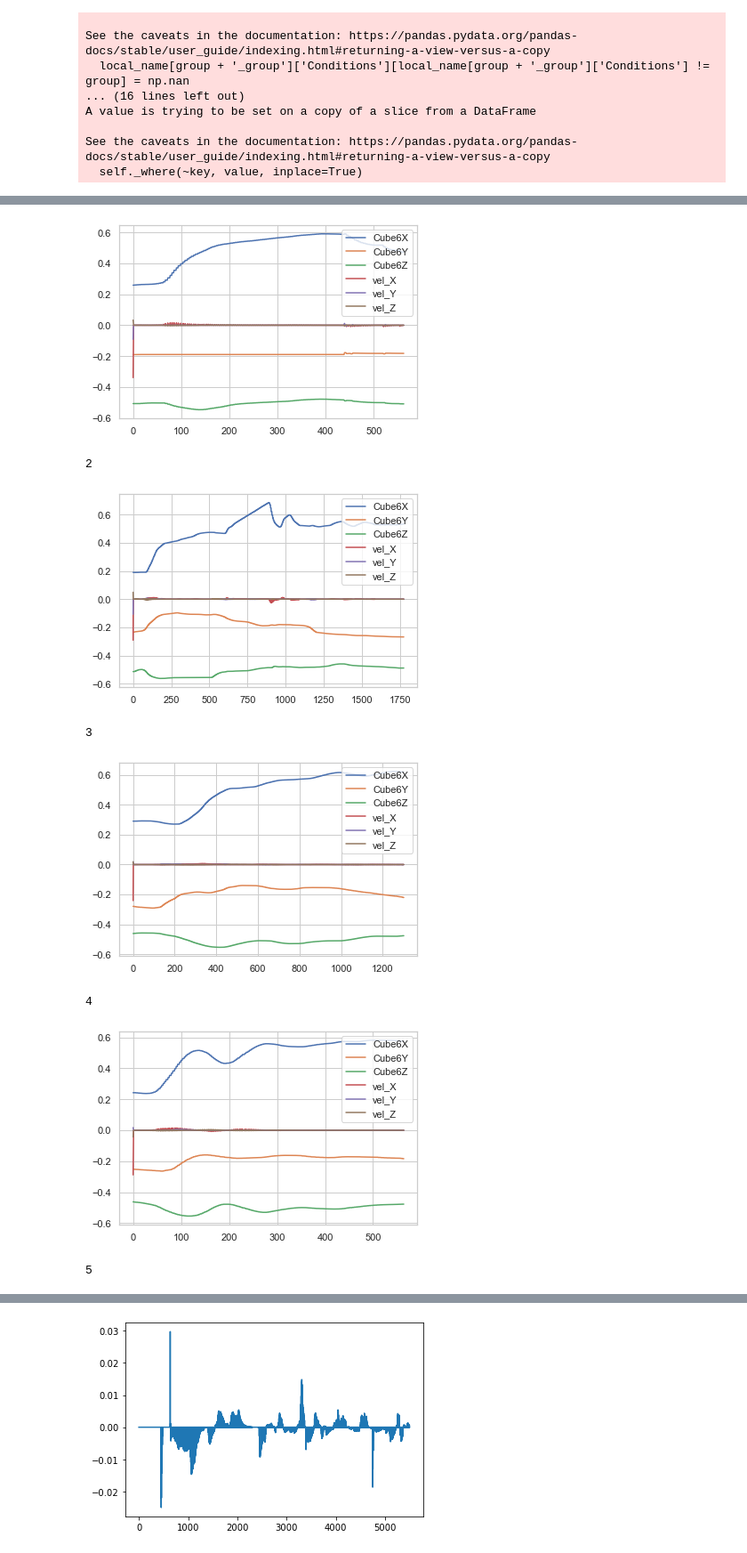
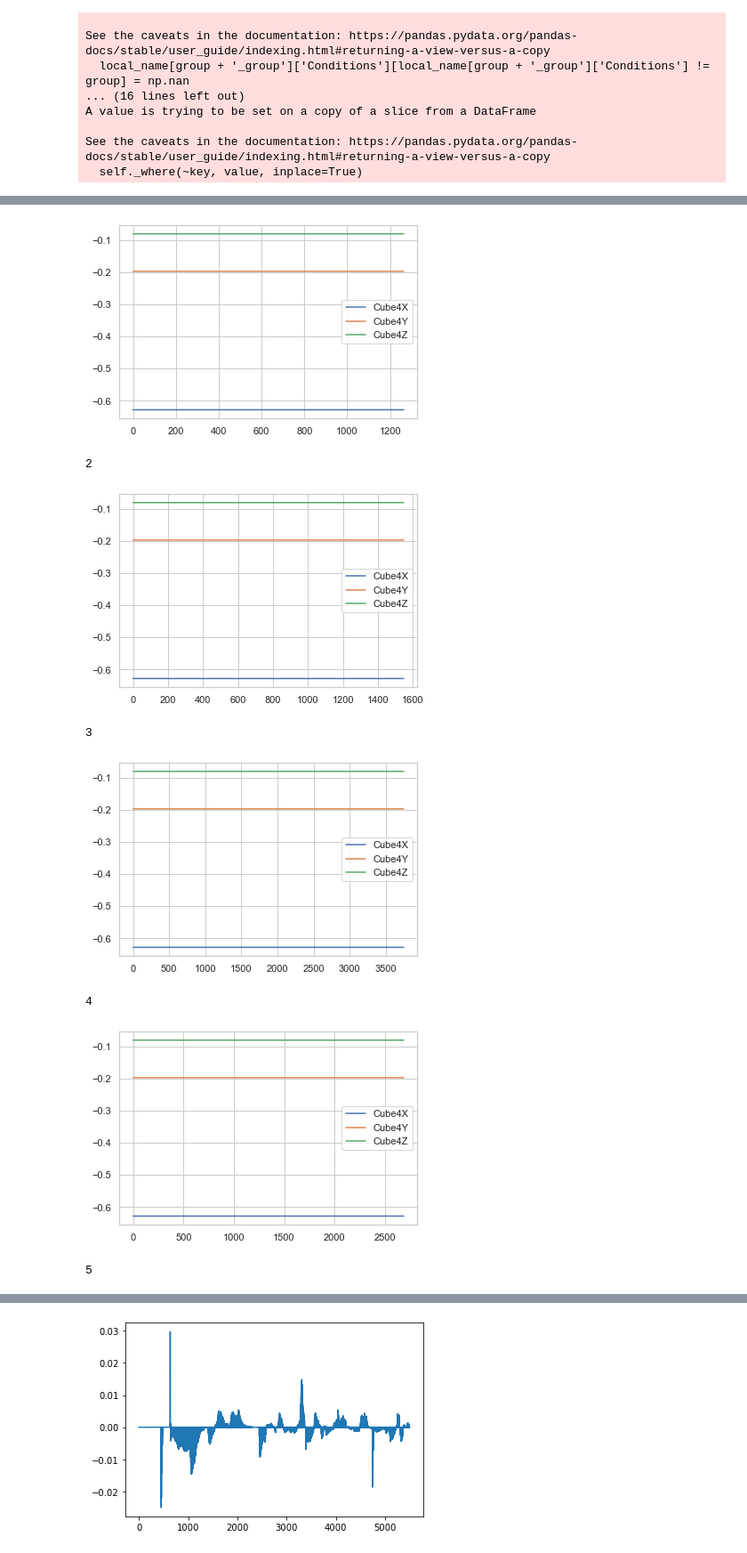
Before and after one commit to Tianyu-Zhou/nasa_project, a Jupyter notebook: cogload/cogload_nasa.ipynb, the cells around one changed output, grey strips where cells are left out. Shown at 89% size. Drawn from its saved outputs; the diff is of its cells as text; code cells hidden in the pictures.

```diff
--- a/cogload/cogload_nasa.ipynb
+++ b/cogload/cogload_nasa.ipynb
@@ -557,8 +557,8 @@ for home, dirs, files in os.walk(path):
                 d.index = range(len(d))
                 (_head,_df) = (moving_average_clean(h,d))
                 local_name[group+'_outlier_header'].append(_head)
-                if n == 4:
-                # if 1:
+                # if n == 4:
+                if 1:
                     local_name[group+'_clean_df'] = pd.concat([local_name[group+'_clean_df'],_df],ignore_index=True)
                     n=0
                 n=n+1
@@ -667,22 +664,28 @@ See the caveats in the documentation: https://pandas.pydata.org/pandas-docs/stab
 # %%
 names =['W','B','G','P']
-all_dict = {}
+axis3 = ['X','Y','Z']
+groups = ['control','Anchoring','Asynchronized','Synchronized']
+
 for name in names:
     local_name[name+'_total_df'] = pd.DataFrame()
+    local_name[name + '_dict'] = {}
     for group in groups:
         local_name[name  + '_' + group + '_df'] = pd.DataFrame()
         for axis in axis3:
+            local_name[name  + '_' + group + '_pos_' + axis + '_entropy'] = np.load(path + name  + '_' + group + '_pos_' + axis + '_entropy.npy')
+            local_name[name  + '_' + group + '_vel_' + axis + '_entropy'] = np.load(path + name  + '_' + group + '_vel_' + axis + '_entropy.npy')
+            local_name[name  + '_' + group + '_vel_' + axis + '_mean'] = np.load(path + name  + '_' + group + '_vel_' + axis + '_mean.npy')
 
             local_name[name  + '_' + group + '_df']['entropy_pos_' + axis] = local_name[name  + '_' + group + '_pos_' + axis + '_entropy']
             local_name[name  + '_' + group + '_df']['entropy_vel_' + axis] = local_name[name  + '_' + group + '_vel_' + axis + '_entropy']
             local_name[name  + '_' + group + '_df']['mean_vel_' + axis] = local_name[name  + '_' + group + '_vel_' + axis + '_mean']
 
-            all_dict[name  + '_' + group + '_pos_' + axis + '_entropy'] = local_name[name  + '_' + group + '_pos_' + axis + '_entropy']
-            all_dict[name  + '_' + group + '_vel_' + axis + '_entropy'] = local_name[name  + '_' + group + '_vel_' + axis + '_entropy']
-            all_dict[name  + '_' + group + '_vel_' + axis + '_mean'] = local_name[name  + '_' + group + '_vel_' + axis + '_mean']
+            local_name[name + '_dict'][name  + '_' + group + '_pos_' + axis + '_entropy'] = local_name[name  + '_' + group + '_pos_' + axis + '_entropy']
+            local_name[name + '_dict'][name  + '_' + group + '_vel_' + axis + '_entropy'] = local_name[name  + '_' + group + '_vel_' + axis + '_entropy']
+            local_name[name + '_dict'][name  + '_' + group + '_vel_' + axis + '_mean'] = local_name[name  + '_' + group + '_vel_' + axis + '_mean']
         local_name[name  + '_' + group + '_df']["Groups"] = group
         local_name[name+'_total_df'] = pd.concat([local_name[name+'_total_df'],local_name[name  + '_' + group + '_df']],ignore_index=True)
     local_name[name+'_total_df'].to_csv((path + name + "_combine.csv"))
-    entropy_df = pd.DataFrame.from_dict(all_dict,orient='index')
+    entropy_df = pd.DataFrame.from_dict(local_name[name + '_dict'],orient='index')
     entropy_df = entropy_df.transpose()
     entropy_df.to_csv(path + name + "_entropy.csv")
@@ -702,18 +703,32 @@ G_end = [98.27063,13.61921,-34.97287]
 B_start = [97.26563,13.84821,-35.02288]
 B_end = [98.08563,13.82521,-34.86588]
 
-Anchoring_clean_groupby = Anchoring_clean_df.groupby(['ID'])
-for h,d in Anchoring_clean_groupby:
-    if n == 0:
-        delta_pos = d[[column_name + 'X',column_name + 'Y',column_name + 'Z']].iloc[0].values - [98.09391,13.35386,-35.24587]
+# names =['W','B','G','P']
+# axis3 = ['X','Y','Z']
+# groups = ['control','Anchoring','Asynchronized','Synchronized']
+# for name in names:
+#     # local_name[name  + '_' + 'part_clean'] = pd.read_csv(path + name + '_part_clean.csv',index_col=0)
+#     for group in groups:
+#         local_name[name  + '_' + group + 'part_clean'] = pd.read_csv(path + name + '_' + group + '_part_clean.csv',index_col=0)
+
+name = 'B'
+group = 'control'
+column_name = local_name['column_' + name]
+local_name[name  + '_' + group + 'part_clean'] = pd.read_csv(path + name + '_' + group + '_part_clean.csv',index_col=0)
+# Anchoring_clean_groupby = control_clean_df.groupby(['ID'])
+
+test_grouped = local_name[name  + '_' + group + 'part_clean'].groupby(['ID'])
+for h,d in test_grouped:
+    if n == 1:
+        delta_pos = d[[column_name + 'X',column_name + 'Y',column_name + 'Z']].iloc[0].values - local_name[name  + '_' + 'start']
     if plot_3d == 0:
         print(n)
         plt.plot(d[column_name + 'X'].values - d[column_name + 'X'].values.mean() - delta_pos.ravel()[0],label=column_name + 'X')
         plt.plot(d[column_name + 'Y'].values - d[column_name + 'Y'].values.mean() - delta_pos.ravel()[1],label=column_name + 'Y')
         plt.plot(d[column_name + 'Z'].values - d[column_name + 'Z'].values.mean() - delta_pos.ravel()[2],label=column_name + 'Z')
-        plt.plot(d['vel_X'].values + vel_adjust,label='vel_X')
-        plt.plot(d['vel_Y'].values + vel_adjust,label='vel_Y')
-        plt.plot(d['vel_Z'].values + vel_adjust,label='vel_Z')
+        # plt.plot(d['vel_X'].values + vel_adjust,label='vel_X')
+        # plt.plot(d['vel_Y'].values + vel_adjust,label='vel_Y')
+        # plt.plot(d['vel_Z'].values + vel_adjust,label='vel_Z')
         plt.legend()
         plt.show()
     else:
@@ -731,8 +746,8 @@ for h,d in Anchoring_clean_groupby:
             d[column_name + 'X'] = d[column_name + 'X'] - delta_pos.ravel()[0]
             d[column_name + 'Y'] = d[column_name + 'Y'] - delta_pos.ravel()[1]
             d[column_name + 'Z'] = d[column_name + 'Z'] - delta_pos.ravel()[2]
-            d = d.append(pd.DataFrame({column_name + 'X':[98.09391],column_name + 'Y':[13.35386],column_name + 'Z':[-35.24587],'group':'start_point'}),ignore_index=True)
-            d = d.append(pd.DataFrame({column_name + 'X':[97.27963],column_name + 'Y':[13.61891],column_name + 'Z':[-34.86887],'group':'end_point'}),ignore_index=True)
+            d = d.append(pd.DataFrame({column_name + 'X':local_name[name  + '_' + 'start'][0],column_name + 'Y':local_name[name  + '_' + 'start'][1],column_name + 'Z':local_name[name  + '_' + 'start'][2],'group':'start_point'}),ignore_index=True)
+            d = d.append(pd.DataFrame({column_name + 'X':local_name[name  + '_' + 'end'][0],column_name + 'Y':local_name[name  + '_' + 'end'][1],column_name + 'Z':local_name[name  + '_' + 'end'][2],'group':'end_point'}),ignore_index=True)
             fig = px.scatter_3d(d, x=column_name + 'X', y=column_name + 'Y', z=column_name + 'Z',color='group')
                 # color='left_cogload',color_continuous_scale=px.colors.sequential.Viridis, opacity=0.8,) #symbol='CollisionTargetName',symbol_sequence=["cross","circle"]
             fig.update_traces(marker_size = 3)
@@ -745,9 +760,9 @@ for h,d in Anchoring_clean_groupby:
 1
-[figure, old version]
+[figure, new version]
 2
-[figure, old version]
+[figure, new version]
 3
-[figure, old version]
+[figure, new version]
 4
-[figure, old version]
+[figure, new version]
 5
```
Also changed, not shown: parts of 13 cells of this notebook.
